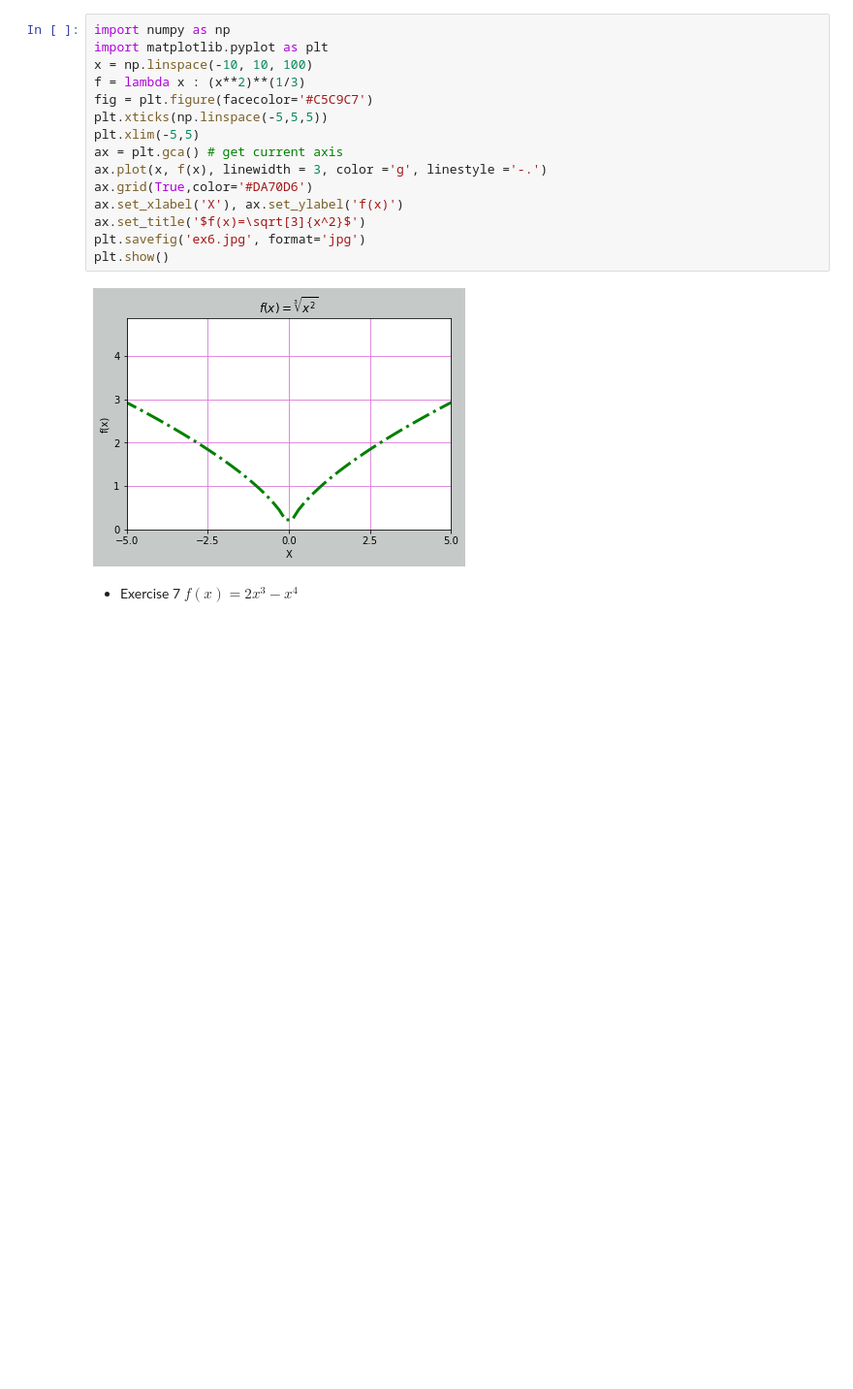
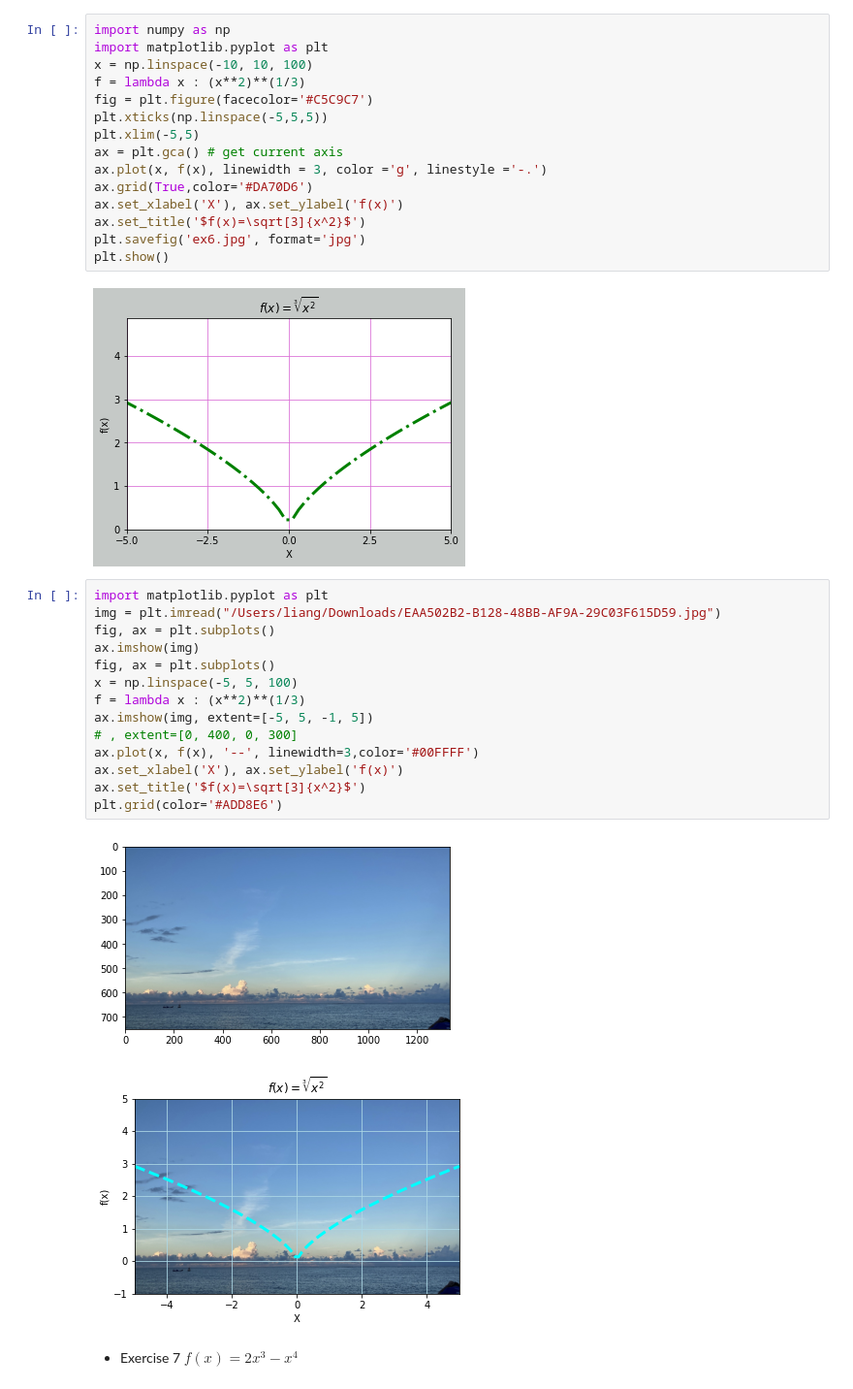
Before and after one commit to aceaceace123/Maching-Learning, a Jupyter notebook: hw2.ipynb, the cells around one changed output. Shown at 97% size. Saved outputs shown, nothing was run; the diff lists cells and outputs as text; blank space fills up the shorter version.

```diff
--- a/hw2.ipynb
+++ b/hw2.ipynb
@@ -242,6 +242,23 @@ plt.savefig('ex6.jpg', format='jpg')
 plt.show()
 # %% [output]
 [figure]
+# %%
+import matplotlib.pyplot as plt
+img = plt.imread("/Users/liang/Downloads/EAA502B2-B128-48BB-AF9A-29C03F615D59.jpg")
+fig, ax = plt.subplots()
+ax.imshow(img)
+fig, ax = plt.subplots()
+x = np.linspace(-5, 5, 100)
+f = lambda x : (x**2)**(1/3)
+ax.imshow(img, extent=[-5, 5, -1, 5])
+# , extent=[0, 400, 0, 300]
+ax.plot(x, f(x), '--', linewidth=3,color='#00FFFF')
+ax.set_xlabel('X'), ax.set_ylabel('f(x)')
+ax.set_title('$f(x)=\sqrt[3]{x^2}$')
+plt.grid(color='#ADD8E6')
+# %% [output]
+[figure, added]
+[figure, added]
 # %% [markdown]
 - Exercise 7 $f(x)=2x^{3}-x^4$
 # %%
```
